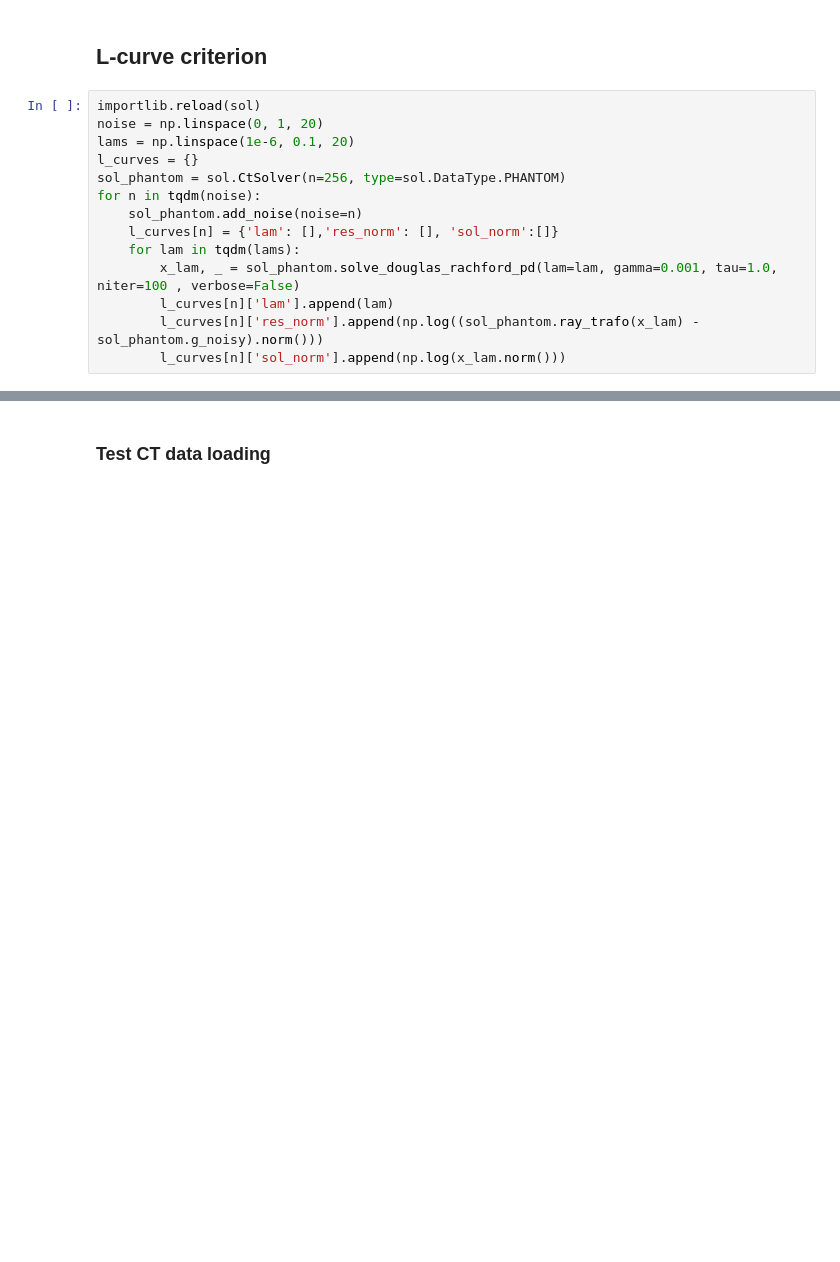
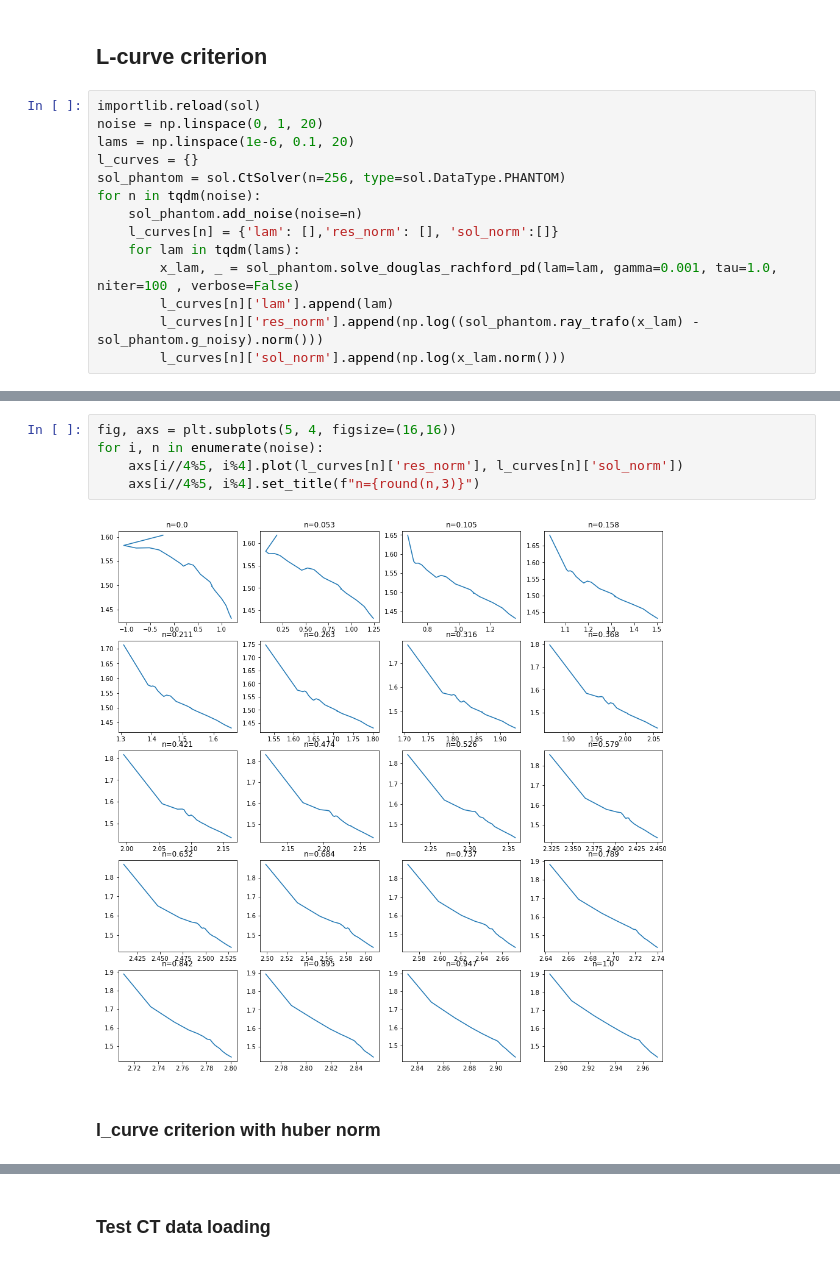
Before and after one commit to kenza-bouzid/ct_reconstruction, a Jupyter notebook: test_solver.ipynb, the cells around one changed output, grey strips where cells are left out. Drawn from its saved outputs; the diff is of its cells as text; blank space fills up the shorter version.

```diff
--- a/test_solver.ipynb
+++ b/test_solver.ipynb
@@ -156,0 +163,9 @@ for n in tqdm(noise):
+# %%
+fig, axs = plt.subplots(5, 4, figsize=(16,16))
+for i, n in enumerate(noise):
+    axs[i//4%5, i%4].plot(l_curves[n]['res_norm'], l_curves[n]['sol_norm'])
+    axs[i//4%5, i%4].set_title(f"n={round(n,3)}")
+# %% [output]
+[figure, added]
+# %% [markdown]
+### l_curve criterion with huber norm
```
Also changed, not shown: parts of 6 cells of this notebook, 3 other files.
